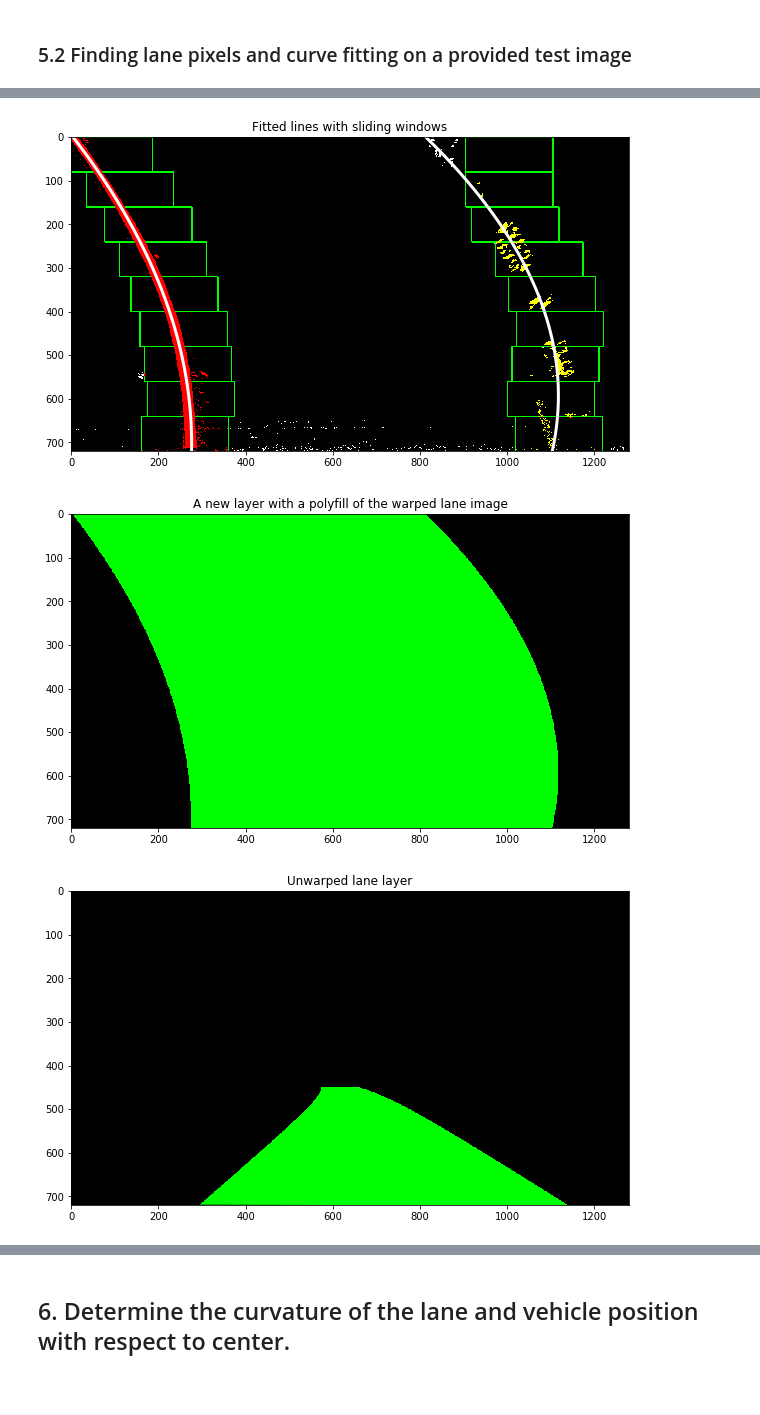
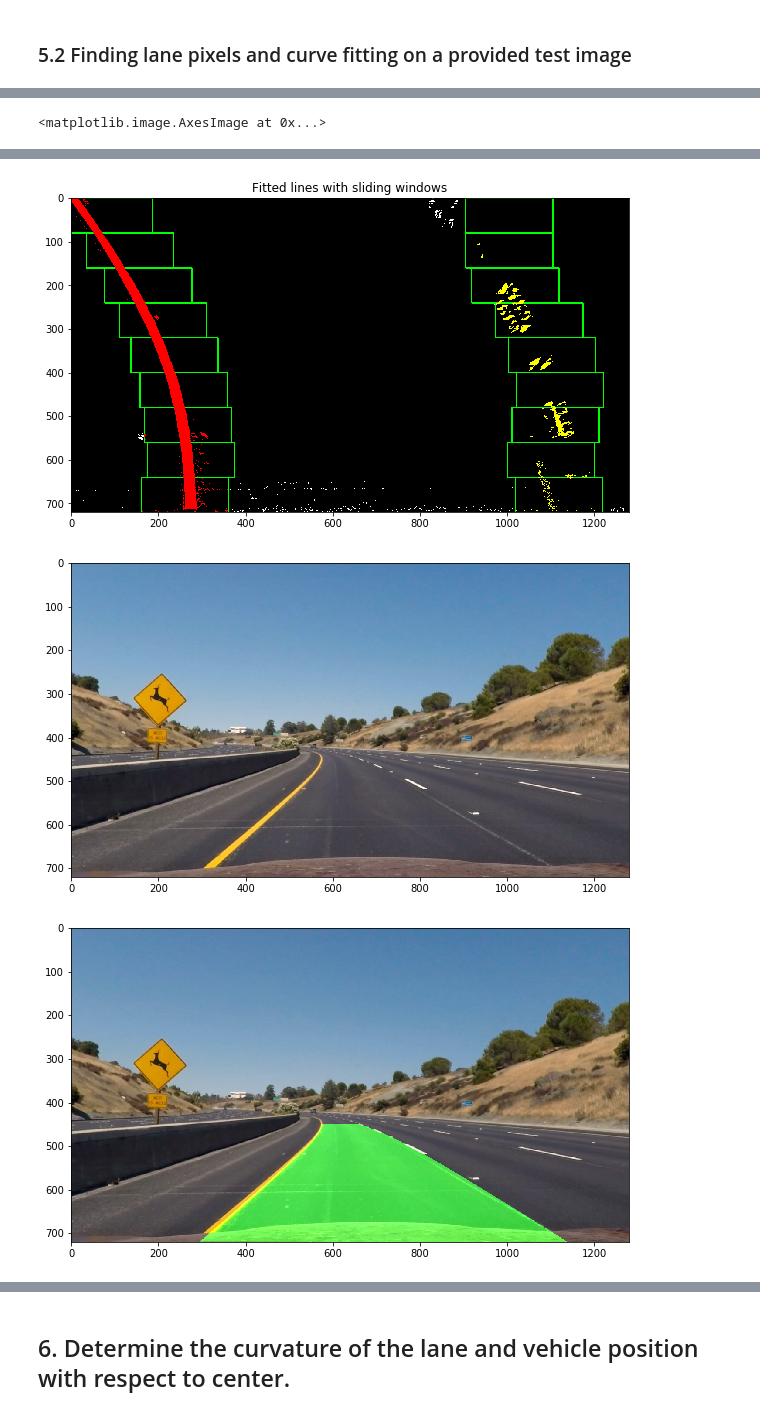
Before and after one commit to jmsktm/CarND-Advanced-Lane-Lines, a Jupyter notebook: Advanced_Lane_Lines.ipynb, the cells around one changed output, grey strips where cells are left out. Cells and saved outputs as stored; diff of their text form; code cells hidden in the pictures; blank space fills up the shorter version.

```diff
--- a/Advanced_Lane_Lines.ipynb
+++ b/Advanced_Lane_Lines.ipynb
@@ -16,6 +16,7 @@ The goals / steps of this project are the following:
 # %%
 from moviepy.editor import VideoFileClip
 from IPython.display import HTML
+import numpy as np
 import time
 import multiprocessing
 import math
@@ -33,6 +34,10 @@ SLIDING_WINDOW_COLOR = (0, 255, 0)
 FITTED_CURVE_COLOR='white'
 FITTED_CURVE_WIDTH_PX=3
 NUMBER_OF_SLIDING_WINDOWS = 9
+
+STATE_LIMIT = 25
+LANE_WIDTH_ALLOWED_DEVIATION_PERCENTAGE = 15
+CURVATURE_STATE_COUNT = 200
 # %% [markdown]
 ## Utilities
 # %%
@@ -79,3 +84,12 @@ def save_gray_image(name, gray):
     path = '{}{}.jpg'.format(IMAGE_OUTPUT_FOLDER, name)
     rgb = cv2.cvtColor(gray, cv2.COLOR_GRAY2RGB)
     cv2.imwrite(path, rgb)
+
+def find_x(curve, y):
+    a0, a1, a2 = curve
+    return a0*y**2 + a1*y + a2
+
+def find_lane_width(curve1, curve2, y):
+    x1 = find_x(curve1, y)
+    x2 = find_x(curve2, y)
+    return np.maximum(x2 - x1, 0)
@@ -575,10 +640,12 @@ def fit_polynomial(binary_warped, x_mult_factor=1, y_mult_factor=1):
     out_img[righty, rightx] = RIGHT_LANE_COLOR
 
     # Plots the left and right polynomials on the lane lines
-    plt.plot(left_fitx, ploty, color=FITTED_CURVE_COLOR, linewidth=FITTED_CURVE_WIDTH_PX)
-    plt.plot(right_fitx, ploty, color=FITTED_CURVE_COLOR, linewidth=FITTED_CURVE_WIDTH_PX)
+    # plt.plot(left_fitx, ploty, color=FITTED_CURVE_COLOR, linewidth=FITTED_CURVE_WIDTH_PX)
+    # plt.plot(right_fitx, ploty, color=FITTED_CURVE_COLOR, linewidth=FITTED_CURVE_WIDTH_PX)
 
-    return out_img, left_fit, right_fit, left_fitx, right_fitx, ploty
+    state.set_state(out_img, left_fit, right_fit, left_fitx, right_fitx, ploty)
+
+    return state.get_state()
 # %% [markdown]
 ### 5.2 Finding lane pixels and curve fitting on a provided test image
 # %%
@@ -601,26 +668,21 @@ out_img, left_fit, right_fit, left_fitx, right_fitx, ploty = fit_polynomial(bina
 plt.title('Fitted lines with sliding windows')
 plt.imshow(out_img)
 
+plt.figure(figsize=(10, 6))
+plt.imshow(rgb)
+
+plt.figure(figsize=(10, 6))
 layer = np.zeros_like(img)
 coordinates_left = np.vstack((left_fitx.astype(int), ploty.astype(int))).T
 coordinates_right = np.flipud(np.vstack((right_fitx.astype(int), ploty.astype(int))).T)
 coordinates = np.concatenate((coordinates_left, coordinates_right), axis=0)
 cv2.fillPoly(layer, np.array([ coordinates ]), color=(0, 255, 0))
 
-plt.figure(figsize=(10, 6))
-plt.title('A new layer with a polyfill of the warped lane image')
-plt.imshow(layer)
-
 pts = endpoints_for_perspective_transform()
 unwarped, M, dst = unwarp(layer, pts)
 
-plt.figure(figsize=(10, 6))
-plt.title('Unwarped lane layer')
-plt.imshow(unwarped)
-
 overlay = weighted_img(unwarped, rgb, 0.95, 0.6, 0)
 
-plt.figure(figsize=(10, 6))
 plt.imshow(overlay)
 # %% [output]
 Clipping input data to the valid range for imshow with RGB data ([0..1] for floats or [0..255] for integers).
@@ -628,4 +691,5 @@ Clipping input data to the valid range for imshow with RGB data ([0..1] for floa
+<matplotlib.image.AxesImage at 0x...>
 [figure]
-[figure, old version]
+[figure, new version]
-[figure, old version]
+[figure, new version]
-[figure, old version]
+[figure, new version]
```
Also changed, not shown: parts of 14 cells of this notebook, 1 other file.
